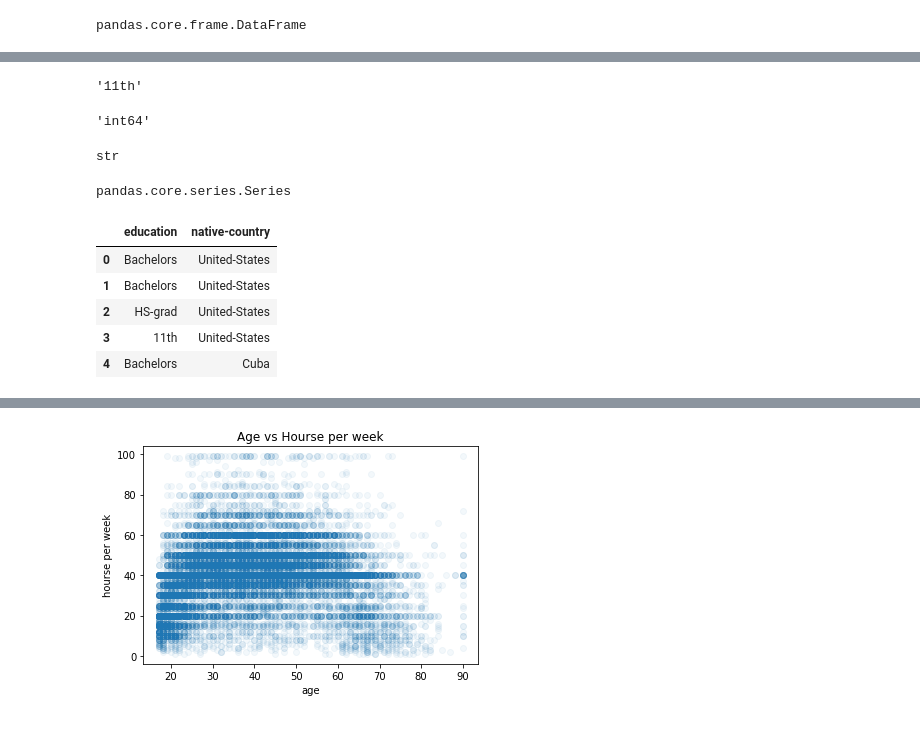
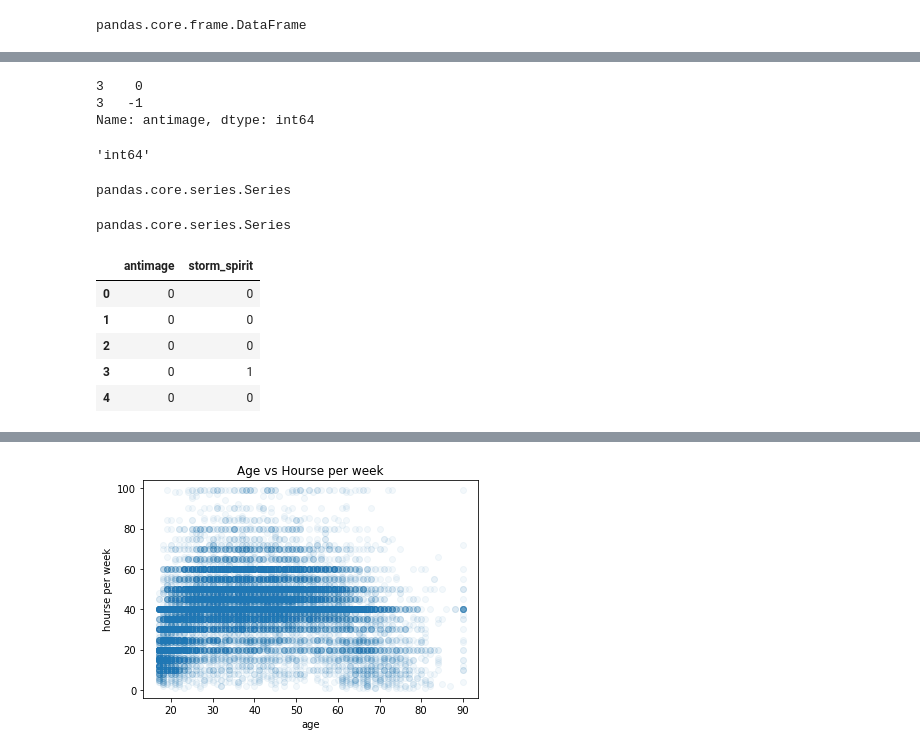
Before and after one commit to aigosh/ml, a Jupyter notebook: notebooks/Lab_1.ipynb, the cells around one changed output, grey strips where cells are left out. Saved outputs shown, nothing was run; the diff lists cells and outputs as text; code cells hidden in the pictures.

```diff
--- a/notebooks/Lab_1.ipynb
+++ b/notebooks/Lab_1.ipynb
@@ -149,5 +158,7 @@ Name: education, dtype: object
 # %%
-data['education'][3]
+data['antimage'][3]
 # %% [output]
-'11th'
+3    0
+3   -1
+Name: antimage, dtype: int64
 # %%
@@ -155,7 +166,7 @@ data['education-num'].dtype.name
 # %% [output]
 'int64'
 # %%
-type(data['education'][3])
+type(data['antimage'][3])
 # %% [output]
-str
+pandas.core.series.Series
 # %%
@@ -163,14 +174,14 @@ type(data['education'])
 # %% [output]
 pandas.core.series.Series
-# %%
-data[['education', 'native-country']].head()
-# %% [output]
-|  | education | native-country |
-| 0 | Bachelors | United-States |
-| 1 | Bachelors | United-States |
-| 2 | HS-grad | United-States |
-| 3 | 11th | United-States |
-| 4 | Bachelors | Cuba |
+# %%
+data[['antimage', 'storm_spirit']].head()
+# %% [output]
+|  | antimage | storm_spirit |
+| 0 | 0 | 0 |
+| 1 | 0 | 0 |
+| 2 | 0 | 0 |
+| 3 | 0 | 1 |
+| 4 | 0 | 0 |
 # %%
 #data.index = xrange(32561)
 #data.index
```
Also changed, not shown: parts of 21 cells of this notebook, 6 other files.
